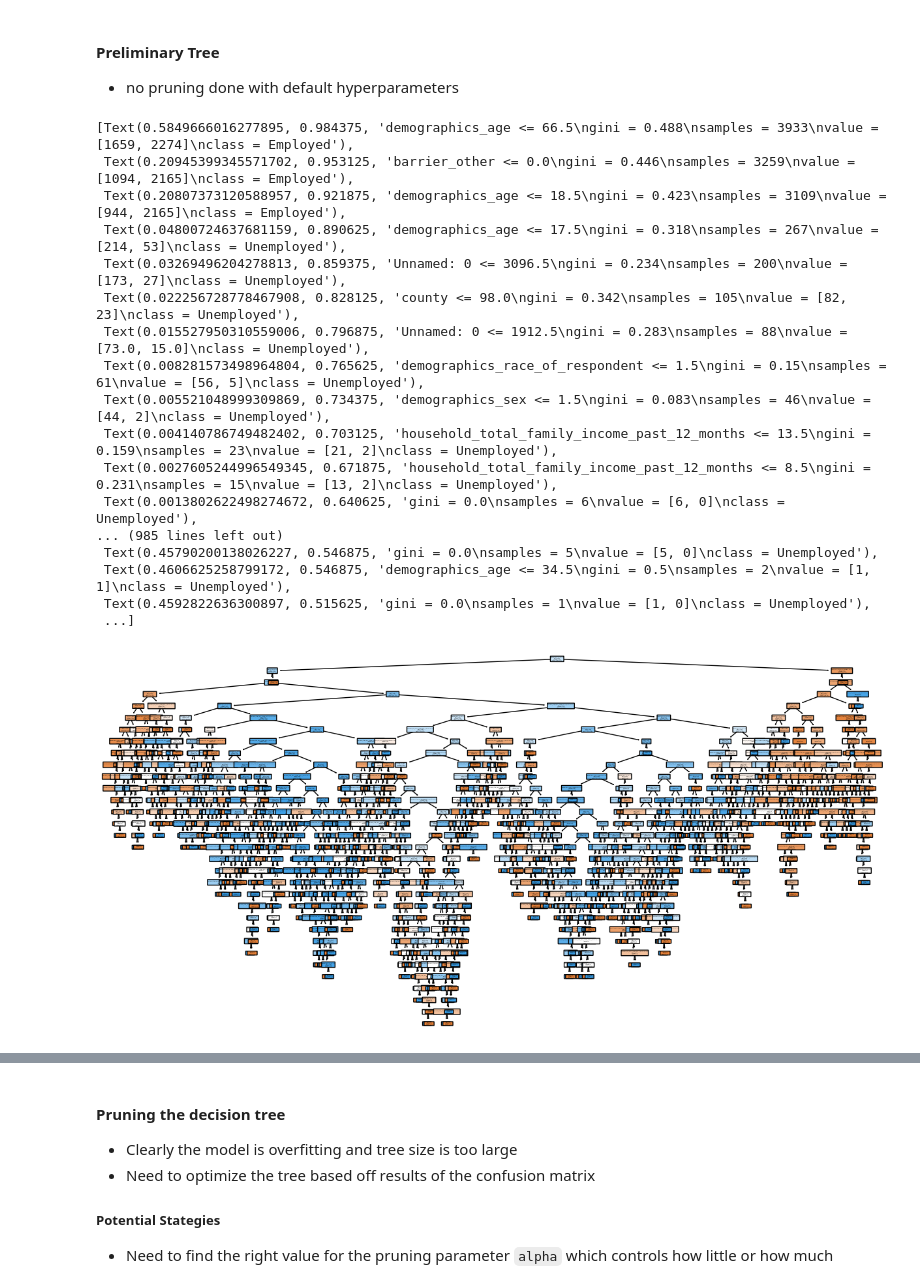
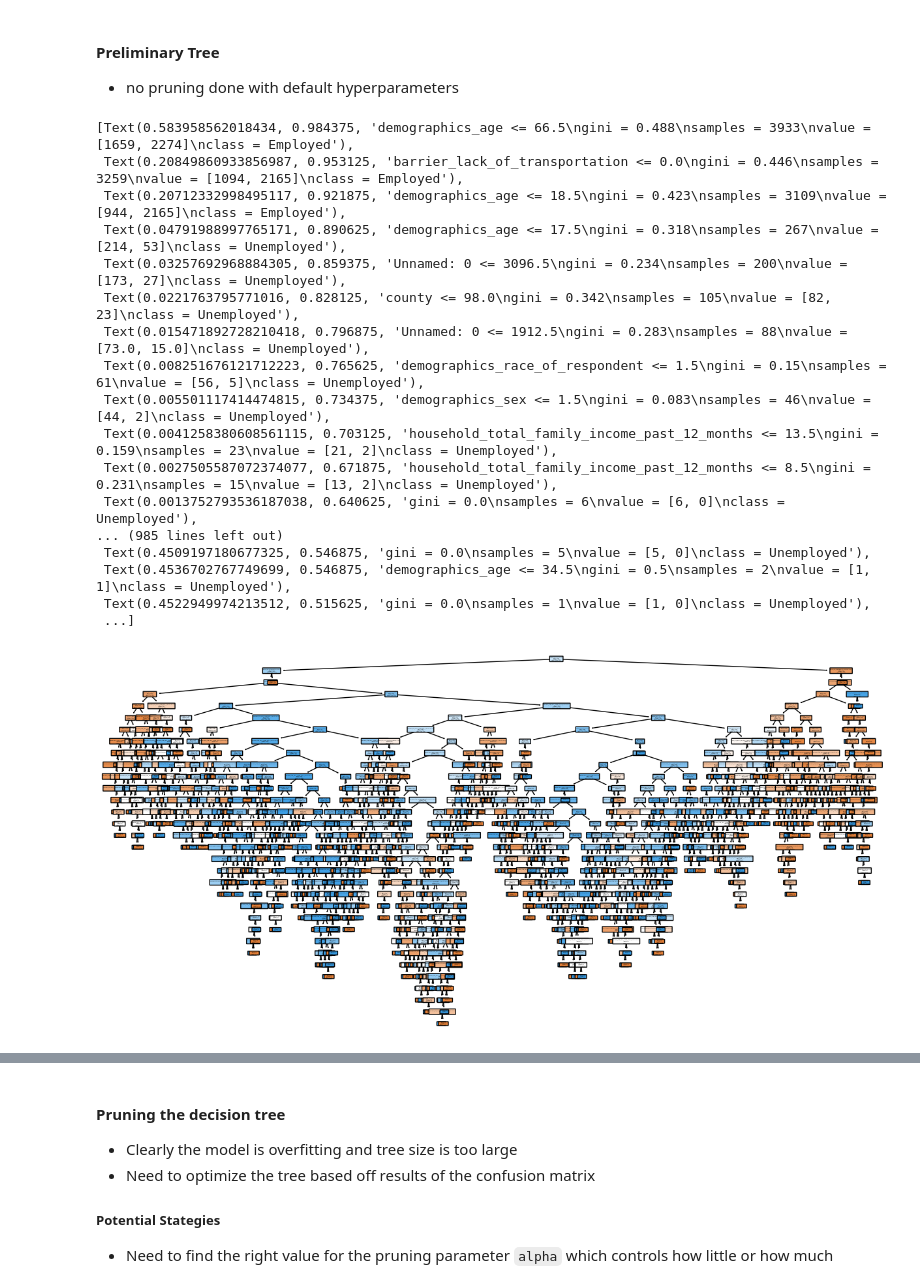
Before and after one commit to 04AJ/vocational-rehab, a Jupyter notebook: notebook.ipynb, the cells around one changed output, grey strips where cells are left out. Drawn from its saved outputs; the diff is of its cells as text; code cells hidden in the pictures.

Commit message:
expanded data to all states

```diff
--- a/notebook.ipynb
+++ b/notebook.ipynb
@@ -223,48 +288,55 @@ tensor(nan, grad_fn=<NegBackward0>) tensor(0.2759)
 # %%
 from sklearn.tree import DecisionTreeClassifier
 from sklearn.model_selection import train_test_split
 from sklearn.tree import plot_tree
 from sklearn.model_selection import cross_val_score
 from sklearn import metrics
 import matplotlib.pyplot as plt
+
+data = pd.read_csv('cleaned-data.csv',header=0)
+
+# 80% training, 20% validation
+x_var = data.loc[:, data.columns != "labor_force_employment_status"]
+y_var = data.loc[:, data.columns == "labor_force_employment_status"]
+
 
 X_train, X_test, y_train, y_test = train_test_split(
     x_var,
     y_var,
     test_size=0.2,
     random_state=42
 )
 
 clf = DecisionTreeClassifier()
 clf = clf.fit(X_train, y_train)
 
 # Plot the tree
 plt.figure(figsize=(15, 7.5))
 plot_tree(clf,
           filled=True,
           rounded=True,
           class_names=["Unemployed", "Employed"],
           feature_names=x_var.columns,
         )
 # %% [output]
-[Text(0.5849666016277895, 0.984375, 'demographics_age <= 66.5\ngini = 0.488\nsamples = 3933\nvalue = [1659, 2274]\nclass = Employed'),
- Text(0.20945399345571702, 0.953125, 'barrier_other <= 0.0\ngini = 0.446\nsamples = 3259\nvalue = [1094, 2165]\nclass = Employed'),
- Text(0.20807373120588957, 0.921875, 'demographics_age <= 18.5\ngini = 0.423\nsamples = 3109\nvalue = [944, 2165]\nclass = Employed'),
- Text(0.04800724637681159, 0.890625, 'demographics_age <= 17.5\ngini = 0.318\nsamples = 267\nvalue = [214, 53]\nclass = Unemployed'),
- Text(0.03269496204278813, 0.859375, 'Unnamed: 0 <= 3096.5\ngini = 0.234\nsamples = 200\nvalue = [173, 27]\nclass = Unemployed'),
- Text(0.022256728778467908, 0.828125, 'county <= 98.0\ngini = 0.342\nsamples = 105\nvalue = [82, 23]\nclass = Unemployed'),
- Text(0.015527950310559006, 0.796875, 'Unnamed: 0 <= 1912.5\ngini = 0.283\nsamples = 88\nvalue = [73.0, 15.0]\nclass = Unemployed'),
- Text(0.008281573498964804, 0.765625, 'demographics_race_of_respondent <= 1.5\ngini = 0.15\nsamples = 61\nvalue = [56, 5]\nclass = Unemployed'),
- Text(0.005521048999309869, 0.734375, 'demographics_sex <= 1.5\ngini = 0.083\nsamples = 46\nvalue = [44, 2]\nclass = Unemployed'),
- Text(0.004140786749482402, 0.703125, 'household_total_family_income_past_12_months <= 13.5\ngini = 0.159\nsamples = 23\nvalue = [21, 2]\nclass = Unemployed'),
- Text(0.0027605244996549345, 0.671875, 'household_total_family_income_past_12_months <= 8.5\ngini = 0.231\nsamples = 15\nvalue = [13, 2]\nclass = Unemployed'),
- Text(0.0013802622498274672, 0.640625, 'gini = 0.0\nsamples = 6\nvalue = [6, 0]\nclass = Unemployed'),
+[Text(0.583958562018434, 0.984375, 'demographics_age <= 66.5\ngini = 0.488\nsamples = 3933\nvalue = [1659, 2274]\nclass = Employed'),
+ Text(0.20849860933856987, 0.953125, 'barrier_lack_of_transportation <= 0.0\ngini = 0.446\nsamples = 3259\nvalue = [1094, 2165]\nclass = Employed'),
+ Text(0.20712332998495117, 0.921875, 'demographics_age <= 18.5\ngini = 0.423\nsamples = 3109\nvalue = [944, 2165]\nclass = Employed'),
+ Text(0.04791988997765171, 0.890625, 'demographics_age <= 17.5\ngini = 0.318\nsamples = 267\nvalue = [214, 53]\nclass = Unemployed'),
+ Text(0.03257692968884305, 0.859375, 'Unnamed: 0 <= 3096.5\ngini = 0.234\nsamples = 200\nvalue = [173, 27]\nclass = Unemployed'),
+ Text(0.0221763795771016, 0.828125, 'county <= 98.0\ngini = 0.342\nsamples = 105\nvalue = [82, 23]\nclass = Unemployed'),
+ Text(0.015471892728210418, 0.796875, 'Unnamed: 0 <= 1912.5\ngini = 0.283\nsamples = 88\nvalue = [73.0, 15.0]\nclass = Unemployed'),
+ Text(0.008251676121712223, 0.765625, 'demographics_race_of_respondent <= 1.5\ngini = 0.15\nsamples = 61\nvalue = [56, 5]\nclass = Unemployed'),
+ Text(0.005501117414474815, 0.734375, 'demographics_sex <= 1.5\ngini = 0.083\nsamples = 46\nvalue = [44, 2]\nclass = Unemployed'),
+ Text(0.0041258380608561115, 0.703125, 'household_total_family_income_past_12_months <= 13.5\ngini = 0.159\nsamples = 23\nvalue = [21, 2]\nclass = Unemployed'),
+ Text(0.0027505587072374077, 0.671875, 'household_total_family_income_past_12_months <= 8.5\ngini = 0.231\nsamples = 15\nvalue = [13, 2]\nclass = Unemployed'),
+ Text(0.0013752793536187038, 0.640625, 'gini = 0.0\nsamples = 6\nvalue = [6, 0]\nclass = Unemployed'),
 ... (985 lines left out)
- Text(0.45790200138026227, 0.546875, 'gini = 0.0\nsamples = 5\nvalue = [5, 0]\nclass = Unemployed'),
- Text(0.4606625258799172, 0.546875, 'demographics_age <= 34.5\ngini = 0.5\nsamples = 2\nvalue = [1, 1]\nclass = Unemployed'),
- Text(0.4592822636300897, 0.515625, 'gini = 0.0\nsamples = 1\nvalue = [1, 0]\nclass = Unemployed'),
+ Text(0.4509197180677325, 0.546875, 'gini = 0.0\nsamples = 5\nvalue = [5, 0]\nclass = Unemployed'),
+ Text(0.4536702767749699, 0.546875, 'demographics_age <= 34.5\ngini = 0.5\nsamples = 2\nvalue = [1, 1]\nclass = Unemployed'),
+ Text(0.4522949974213512, 0.515625, 'gini = 0.0\nsamples = 1\nvalue = [1, 0]\nclass = Unemployed'),
  ...]
-[figure, old version]
+[figure, new version]
 # %%
 from sklearn.metrics import confusion_matrix, ConfusionMatrixDisplay
 from sklearn.metrics import classification_report
```
Also changed, not shown: parts of 12 cells of this notebook, 4 other files.
